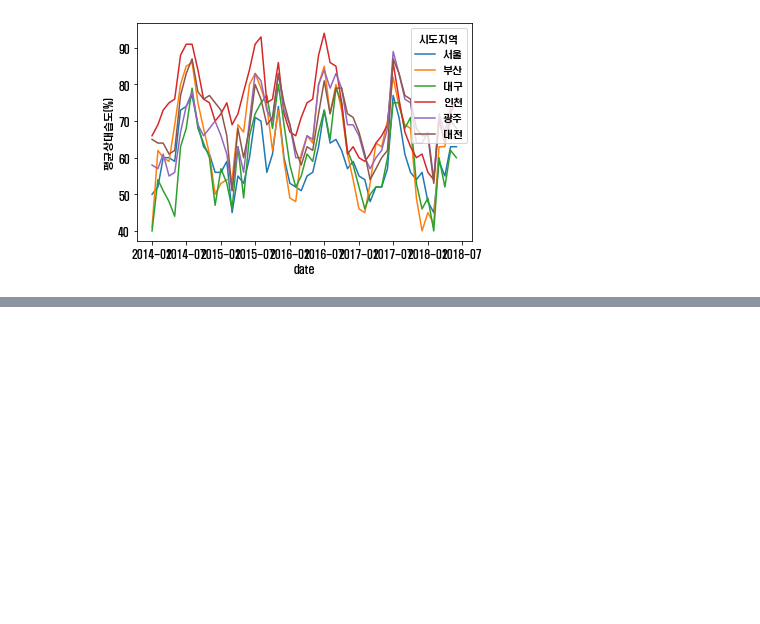
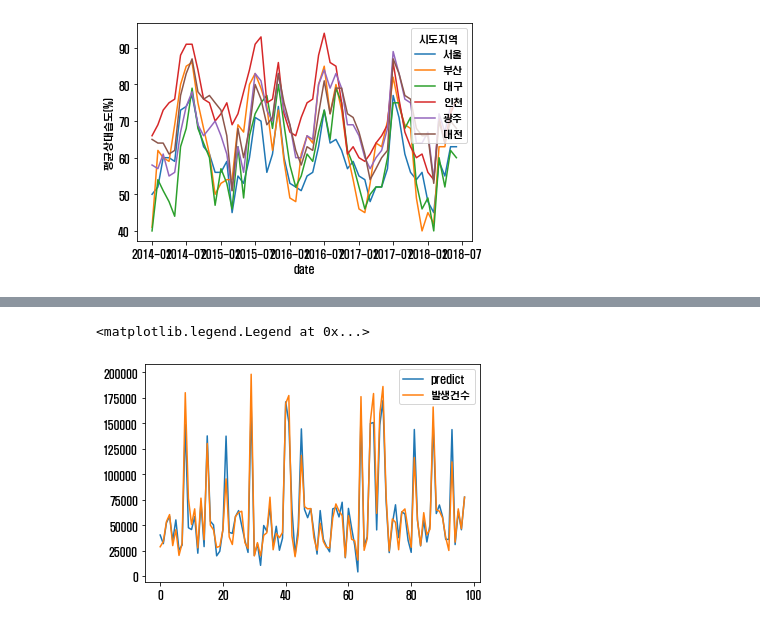
Before and after one commit to kyunleader/2019-bigdata-weather-contest, a Jupyter notebook: jupyter_main.ipynb, the cells around one changed output, grey strips where cells are left out. Drawn from its saved outputs; the diff is of its cells as text; code cells hidden in the pictures; blank space fills up the shorter version.

```diff
--- a/jupyter_main.ipynb
+++ b/jupyter_main.ipynb
@@ -223,0 +132,7 @@ plt.legend()  # 실제값과 비교해보기
+# %%
+import statsmodels.api as sm
+
+regression_model = sm.OLS(y_var, x_var)
+regression_fit_model = regression_model.fit()
+print(regression_fit_model.summary())
+pred1 = regression_fit_model.predict(test_x)
@@ -223,0 +157,7 @@ plt.legend()  # 실제값과 비교해보기
+# %%
+plt.plot(np.arange(98), pred1, label='predict')
+plt.plot(np.arange(98), test_y, label='발생건수')
+plt.legend()
+# %% [output]
+<matplotlib.legend.Legend at 0x...>
+[figure, added]
```
Also changed, not shown: parts of 12 cells of this notebook, 1 other file.
